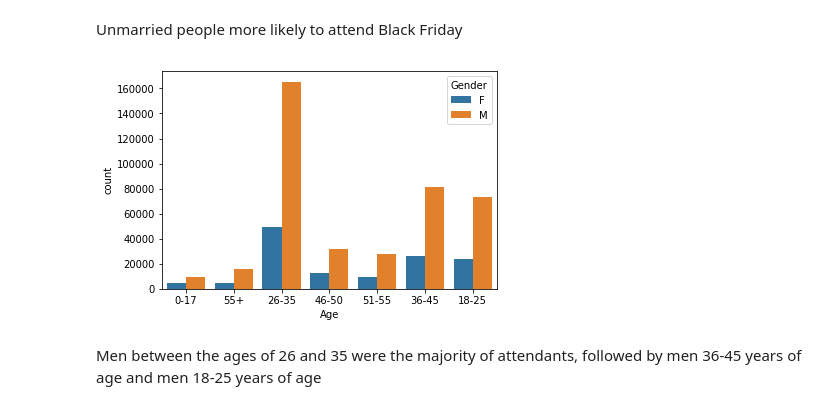
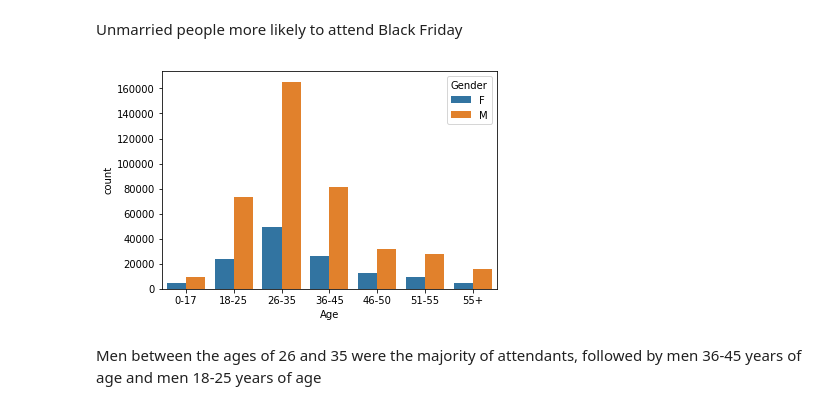
Before and after one commit to ekramj13/Data-Analytics-Bootcamp, a Jupyter notebook: Practice - Black Friday .ipynb, the cells around one changed output. Drawn from its saved outputs; the diff is of its cells as text; code cells hidden in the pictures.

```diff
--- a/Practice - Black Friday .ipynb
+++ b/Practice - Black Friday .ipynb
@@ -106,5 +99,6 @@ sns.countplot(x='Gender', data=df)
 # %% [markdown]
 The data shows that significantly more men attendeed black friday than women
 # %%
-sns.countplot(x='Age', data=df)
+Age_sort_df=df.sort_values('Age')
+sns.countplot(x='Age', data=Age_sort_df)
 # %% [output]
@@ -128,10 +124,10 @@ plt.show()
 # %% [markdown]
 Unmarried people more likely to attend Black Friday
 # %%
-sns.countplot(df['Age'], hue=df['Gender'])
+sns.countplot(Age_sort_df['Age'], hue=df['Gender'])
 plt.show()
 # %% [output]
-[figure, old version]
+[figure, new version]
 # %% [markdown]
 Men between the ages of 26 and 35 were the majority of attendants, followed by men 36-45 years of age and men 18-25 years of age
 # %% [markdown]
```
Also changed, not shown: parts of 10 cells of this notebook, 1 other file.
